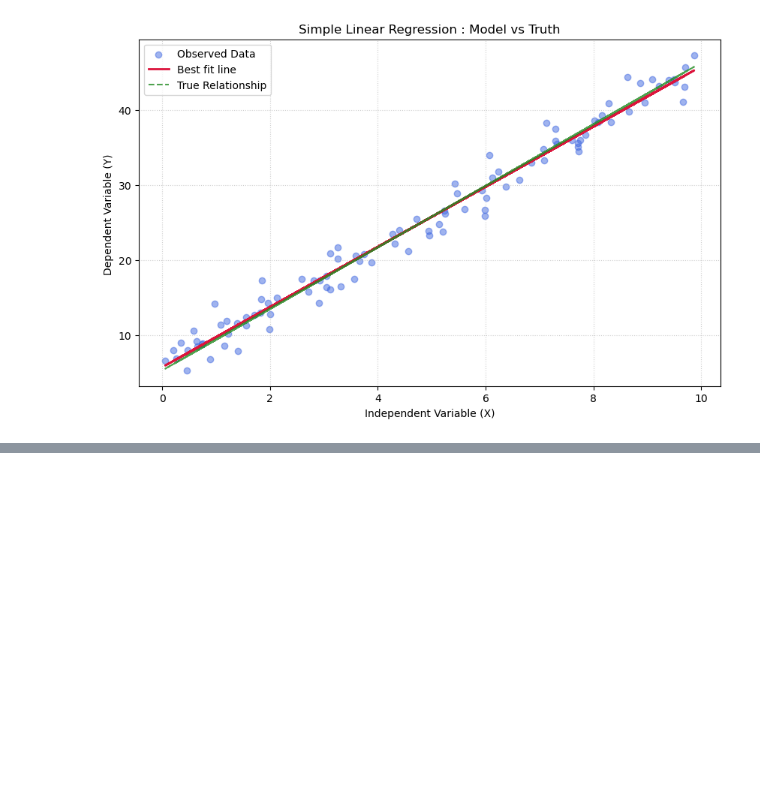
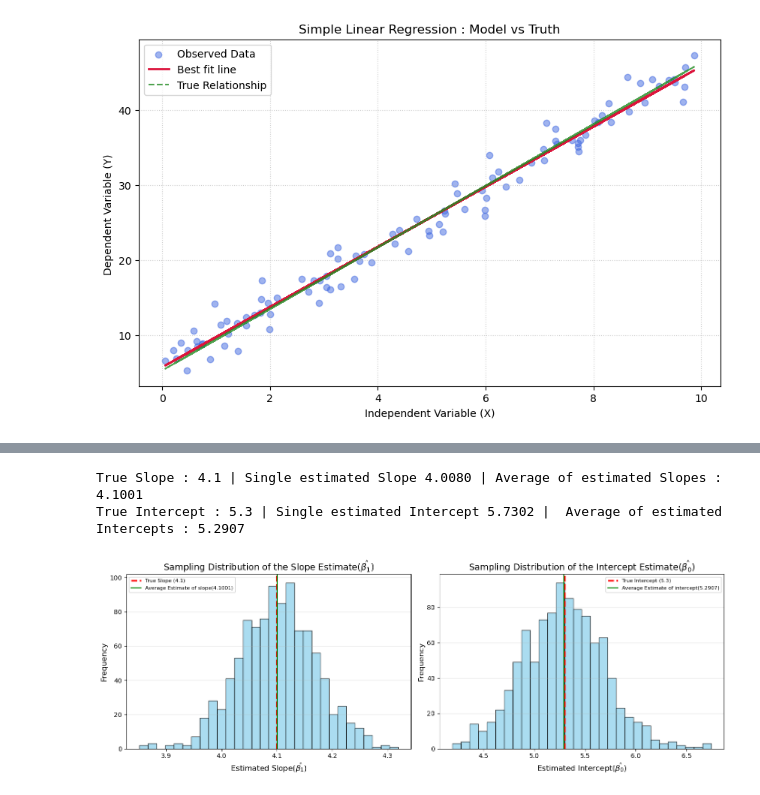
Before and after one commit to kushpal03/machine_learning_from_scratch, a Jupyter notebook: Linear_Regression/Simple_Linear_Regression.ipynb, the cells around one changed output, grey strips where cells are left out. Drawn from its saved outputs; the diff is of its cells as text; code cells hidden in the pictures; blank space fills up the shorter version.

Commit message:
Add OLS average of coefficient estimates and their Distribution plots

```diff
--- a/Linear_Regression/Simple_Linear_Regression.ipynb
+++ b/Linear_Regression/Simple_Linear_Regression.ipynb
@@ -139,0 +147,67 @@ plt.show()
+# %%
+# Generating 1000 sets of Synthetic Data using true_slope and true_intercept
+np.random.seed(27)
+
+m_list = []
+c_list = []
+
+for i in range (1000):
+
+    # Generating Dataset
+    X_sim = 10*np.random.rand(100)
+    noise_sim = np.random.randn(100)*2 #Gaussian Noise
+    Y_sim = true_slope * X_sim + true_intercept + noise_sim
+
+    # Findind estimates for the Data Generated
+    m_est,c_est = Simple_Linear_Regression(X_sim,Y_sim)
+    m_list.append(m_est)
+    c_list.append(c_est)
+
+m_arr = np.array(m_list) # array of estimated slopes
+c_arr = np.array(c_list) # array of estimated intercepts
+
+print(f"True Slope : {true_slope} | Single estimated Slope {m:.4f} | Average of estimated Slopes : {np.mean(m_arr):.4f}")
+print(f"True Intercept : {true_intercept} | Single estimated Intercept {c:.4f} |  Average of estimated Intercepts : {np.mean(c_arr):.4f}")
+# %% [output]
+True Slope : 4.1 | Single estimated Slope 4.0080 | Average of estimated Slopes : 4.1001
+True Intercept : 5.3 | Single estimated Intercept 5.7302 |  Average of estimated Intercepts : 5.2907
+# %%
+# Creates a figure of 1 row and 2 columns of subplots
+fig,axs=plt.subplots(1,2,figsize=(14,5))
+
+# Plotting histogram of Estimated Slopes
+axs[0].hist(m_arr,bins=30,color='skyblue',alpha=0.7,edgecolor='black')
+
+# Plotting True Slope Line
+axs[0].axvline(x=true_slope,color='red',linestyle='--',linewidth=2.5,label=f"True Slope ({true_slope})")
+
+# Plotting Average of estimated Slopes
+axs[0].axvline(x=np.mean(m_arr),color='green',linestyle='-',linewidth=1.5,label=f"Average Estimate of slope({np.mean(m_arr):.4f})")
+
+# Customizations for Slope plots
+axs[0].set_title('Sampling Distribution of the Slope Estimate($\hat{\\beta_1}$)',fontsize=14)
+axs[0].set_xlabel('Estimated Slope($\hat{\\beta_1}$)',fontsize=12)
+axs[0].set_ylabel('Frequency',fontsize=12)
+axs[0].legend(loc='upper left',fontsize=8)
+axs[0].grid(axis='y',alpha=0.3)
+
+# Plotting histogram of Estimated Intercepts
+axs[1].hist(c_arr,bins=30,color='skyblue',alpha=0.7,edgecolor='black')
+
+# Plotting True Intercept Line
+axs[1].axvline(x=true_intercept,color='red',linestyle='--',linewidth=2.5,label=f"True Intercept ({true_intercept})")
+
+# Plotting Average of estimated Intercepts
+axs[1].axvline(x=np.mean(c_arr),color='green',linestyle='-',linewidth=1.5,label=f"Average Estimate of intercept({np.mean(c_arr):.4f})")
+
+# Customizations for Intercept plot
+axs[1].set_title('Sampling Distribution of the Intercept Estimate($\hat{\\beta_0}$)',fontsize=14)
+axs[1].set_xlabel('Estimated Intercept($\hat{\\beta_0}$)',fontsize=12)
+axs[1].set_ylabel('Frequency',fontsize=12)
+axs[1].legend(loc='upper right',fontsize=8)
+axs[1].grid(axis='y',alpha=0.3)
+
+plt.tight_layout()
+plt.show()
+# %% [output]
+[figure, added]
```
Also changed, not shown: parts of 1 cell of this notebook.
